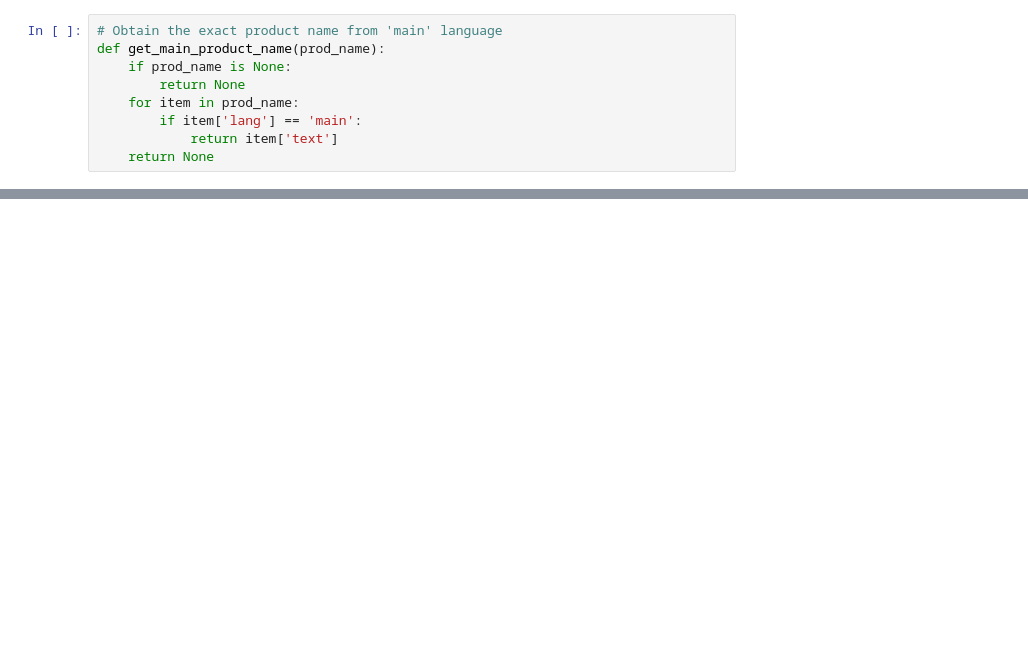
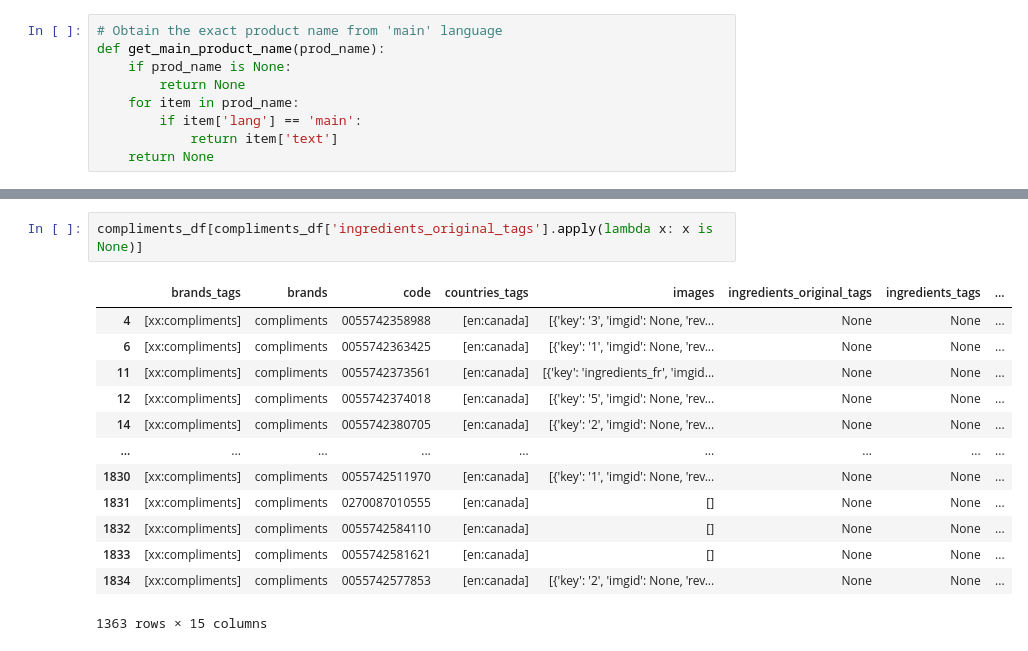
Before and after one commit to offCanada/off-canada-olap-prototype, a Jupyter notebook: pipeline/data_cleaning_compliments.ipynb, the cells around one changed output, grey strips where cells are left out. Cells and saved outputs as stored; diff of their text form; blank space fills up the shorter version.

```diff
--- a/pipeline/data_cleaning_compliments.ipynb
+++ b/pipeline/data_cleaning_compliments.ipynb
@@ -59,0 +371,16 @@ compliments_df['quantity'].unique()
+# %%
+compliments_df[compliments_df['ingredients_original_tags'].apply(lambda x: x is None)]
+# %% [output]
+|  | brands_tags | brands | code | countries_tags | images | ingredients_original_tags | ingredients_tags | ... |
+| 4 | [xx:compliments] | compliments | 0055742358988 | [en:canada] | [{'key': '3', 'imgid': None, 'rev... | None | None | ... |
+| 6 | [xx:compliments] | compliments | 0055742363425 | [en:canada] | [{'key': '1', 'imgid': None, 'rev... | None | None | ... |
+| 11 | [xx:compliments] | compliments | 0055742373561 | [en:canada] | [{'key': 'ingredients_fr', 'imgid... | None | None | ... |
+| 12 | [xx:compliments] | compliments | 0055742374018 | [en:canada] | [{'key': '5', 'imgid': None, 'rev... | None | None | ... |
+| 14 | [xx:compliments] | compliments | 0055742380705 | [en:canada] | [{'key': '2', 'imgid': None, 'rev... | None | None | ... |
+| ... | ... | ... | ... | ... | ... | ... | ... | ... |
+| 1830 | [xx:compliments] | compliments | 0055742511970 | [en:canada] | [{'key': '1', 'imgid': None, 'rev... | None | None | ... |
+| 1831 | [xx:compliments] | compliments | 0270087010555 | [en:canada] | [] | None | None | ... |
+| 1832 | [xx:compliments] | compliments | 0055742584110 | [en:canada] | [] | None | None | ... |
+| 1833 | [xx:compliments] | compliments | 0055742581621 | [en:canada] | [] | None | None | ... |
+| 1834 | [xx:compliments] | compliments | 0055742577853 | [en:canada] | [{'key': '2', 'imgid': None, 'rev... | None | None | ... |
+1363 rows × 15 columns
```
Also changed, not shown: parts of 52 cells of this notebook.
